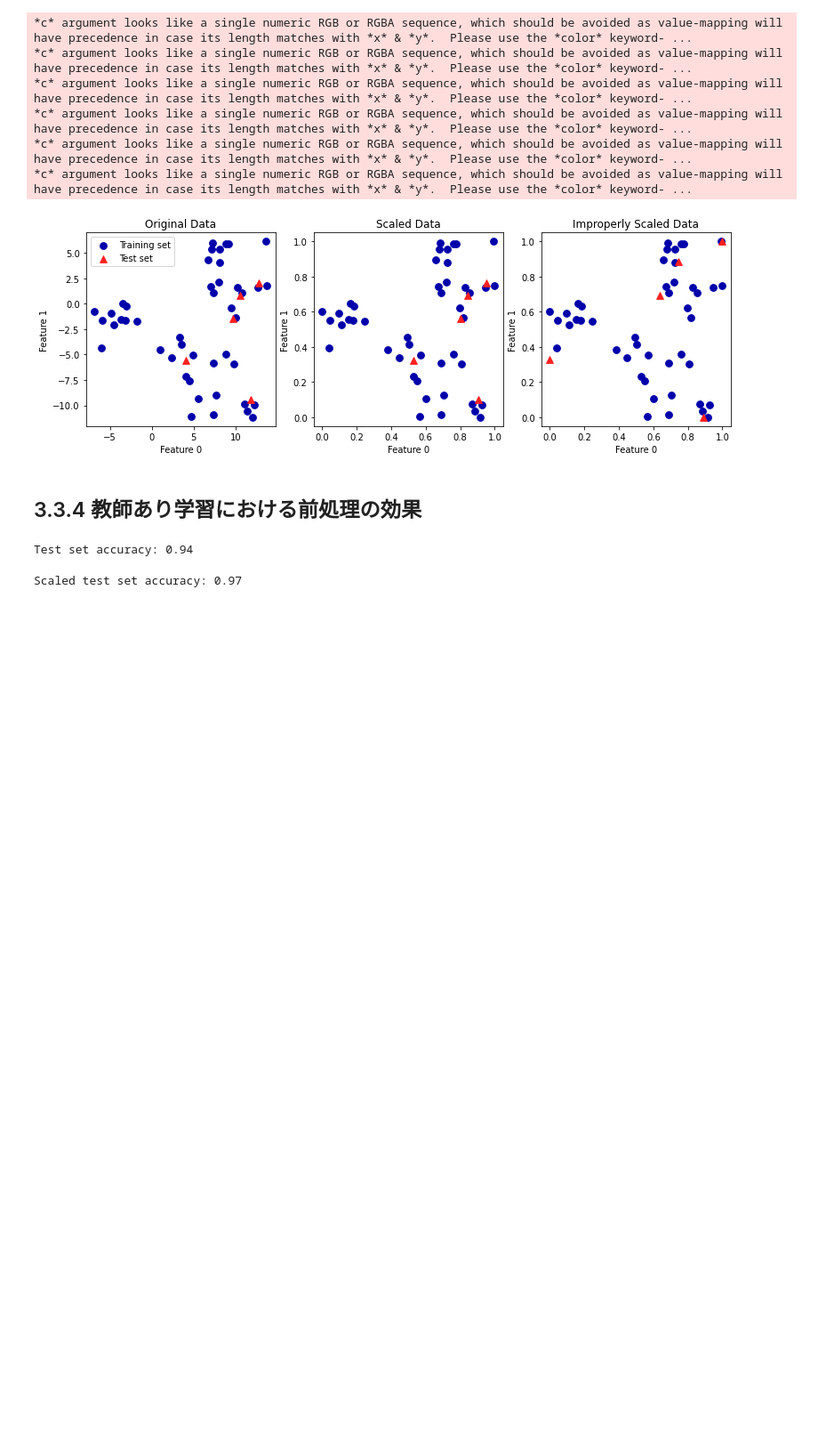
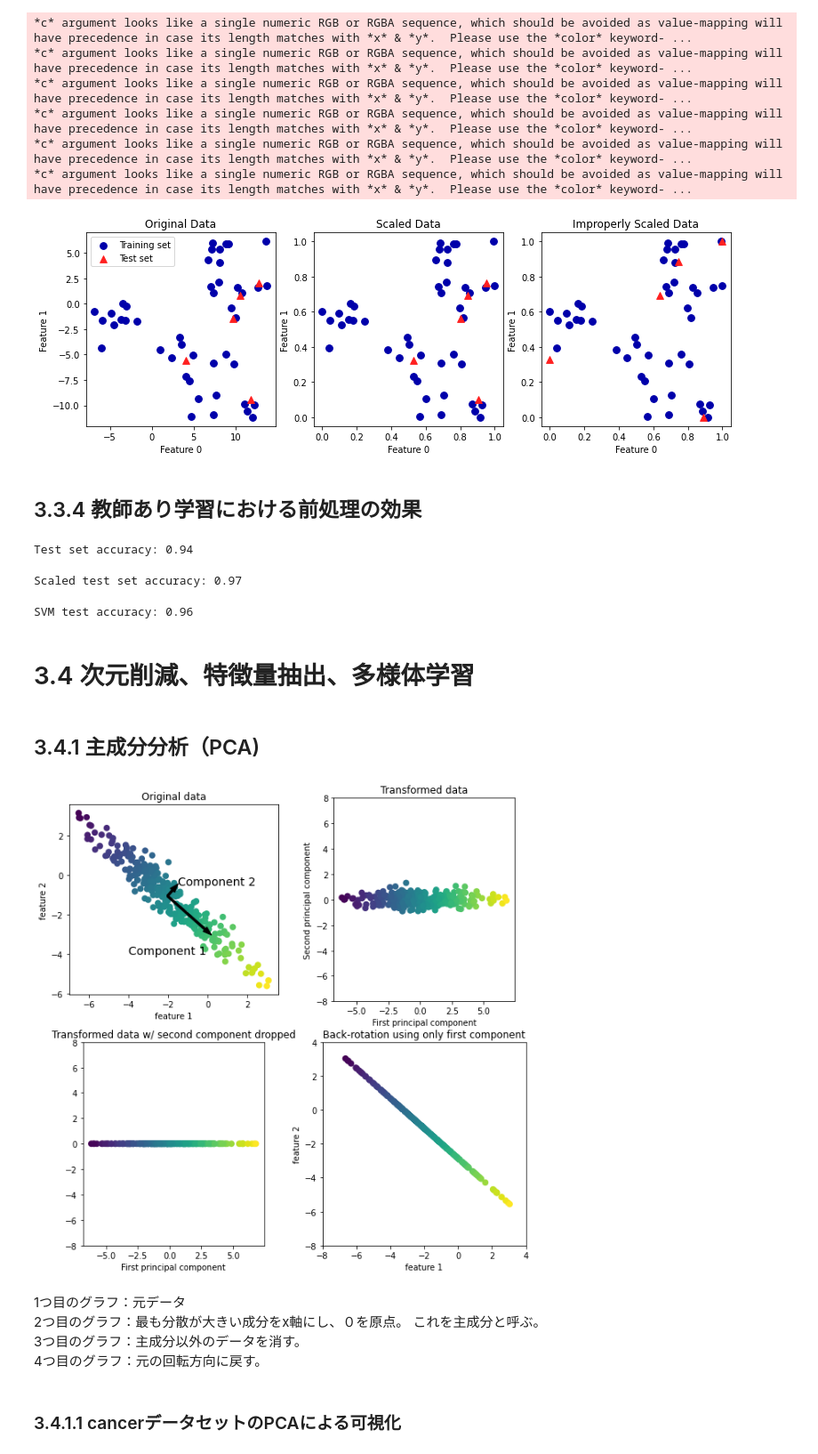
Before and after one commit to sota1111/ML_basic, a Jupyter notebook: ML_basic_3.ipynb, the cells around one changed output. Shown at 89% size. Cells and saved outputs as stored; diff of their text form; code cells hidden in the pictures; blank space fills up the shorter version.

```diff
--- a/ML_basic_3.ipynb
+++ b/ML_basic_3.ipynb
@@ -205,3 +205,34 @@ svm.fit(X_train_scaled, y_train)
 print("Scaled test set accuracy: {:.2f}".format(svm.score(X_test_scaled, y_test)))
 # %% [output]
 Scaled test set accuracy: 0.97
+# %%
+# 平均を0に分散を1に前処理
+from sklearn.preprocessing import StandardScaler
+scaler = StandardScaler()
+scaler.fit(X_train)
+X_train_scaled = scaler.transform(X_train)
+X_test_scaled = scaler.transform(X_test)
+
+# 変換された訓練データで学習
+svm.fit(X_train_scaled, y_train)
+
+# 変換されたテストセットでスコア計算
+print("SVM test accuracy: {:.2f}".format(svm.score(X_test_scaled, y_test)))
+# %% [output]
+SVM test accuracy: 0.96
+# %% [markdown]
+# 3.4 次元削減、特徴量抽出、多様体学習
+# %% [markdown]
+## 3.4.1 主成分分析（PCA)
+# %%
+mglearn.plots.plot_pca_illustration()
+# %% [output]
+[figure, added]
+# %% [markdown]
+1つ目のグラフ：元データ
+2つ目のグラフ：最も分散が大きい成分をx軸にし、０を原点。
+これを主成分と呼ぶ。
+3つ目のグラフ：主成分以外のデータを消す。
+4つ目のグラフ：元の回転方向に戻す。
+# %% [markdown]
+### 3.4.1.1 cancerデータセットのPCAによる可視化
```
Also changed, not shown: parts of 2 cells of this notebook.
